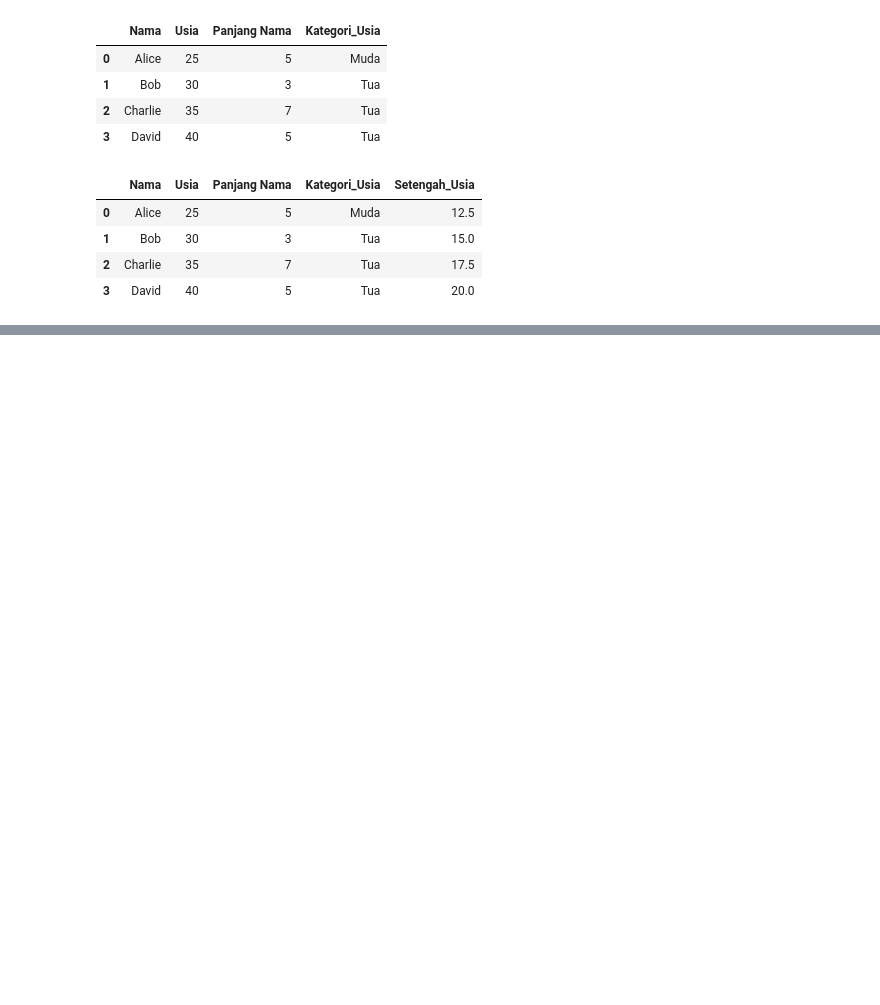
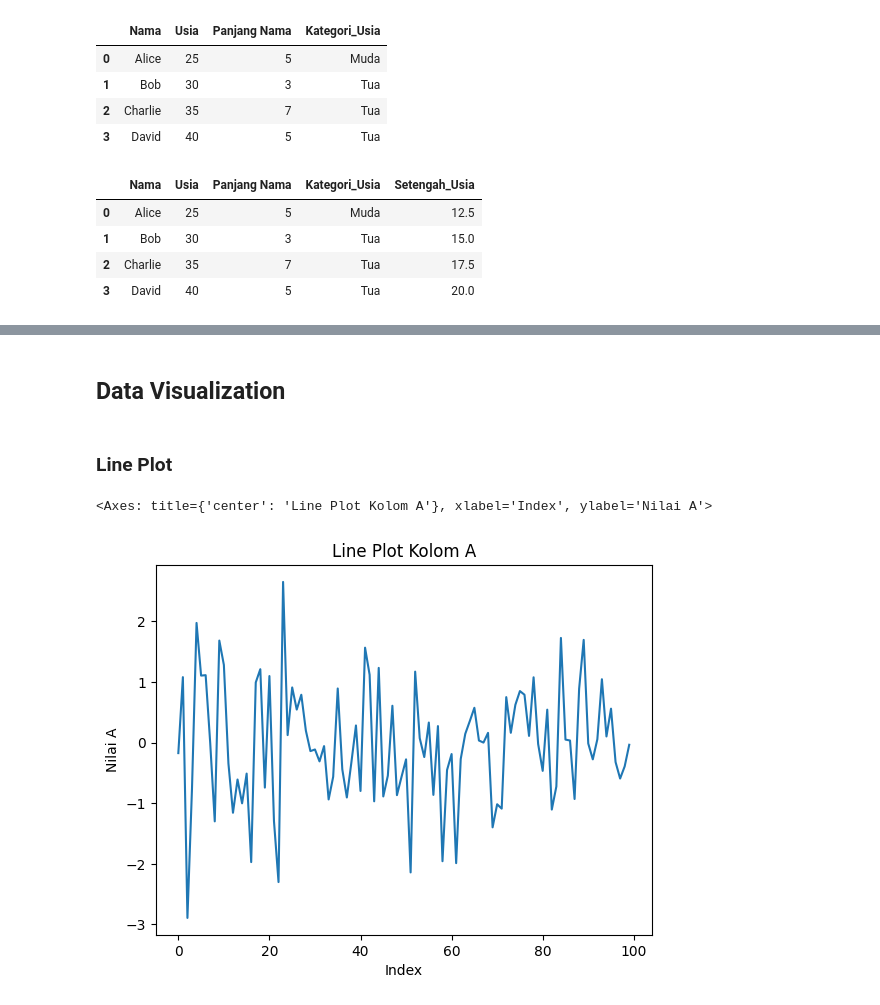
Before and after one commit to msfalif404/data-processing-pandas-cheathsheet, a Jupyter notebook: pandas_cheatsheet.ipynb, the cells around one changed output, grey strips where cells are left out. Cells and saved outputs as stored; diff of their text form; code cells hidden in the pictures; blank space fills up the shorter version.

```diff
--- a/pandas_cheatsheet.ipynb
+++ b/pandas_cheatsheet.ipynb
@@ -1731,0 +1735,14 @@ df
+# %% [markdown]
+## Data Visualization
+# %% [markdown]
+### Line Plot
+# %%
+df = pd.DataFrame({
+    'A': np.random.randn(100),
+    'B': np.random.randint(1, 100, 100),
+    'C': np.random.uniform(0, 1, 100)
+})
+df['A'].plot(title='Line Plot Kolom A', xlabel='Index', ylabel='Nilai A')
+# %% [output]
+<Axes: title={'center': 'Line Plot Kolom A'}, xlabel='Index', ylabel='Nilai A'>
+[figure, added]
```
Also changed, not shown: parts of 40 cells of this notebook.
